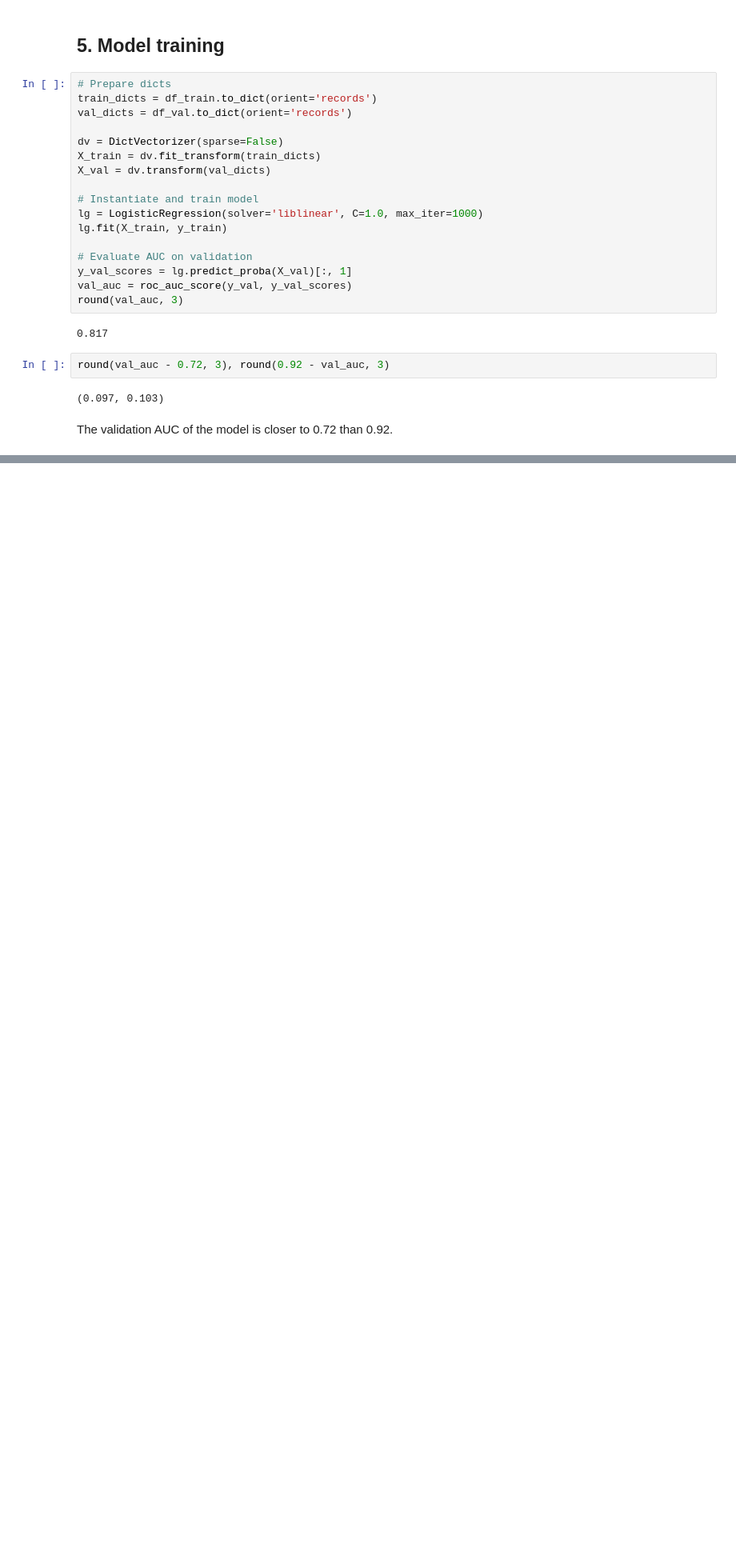
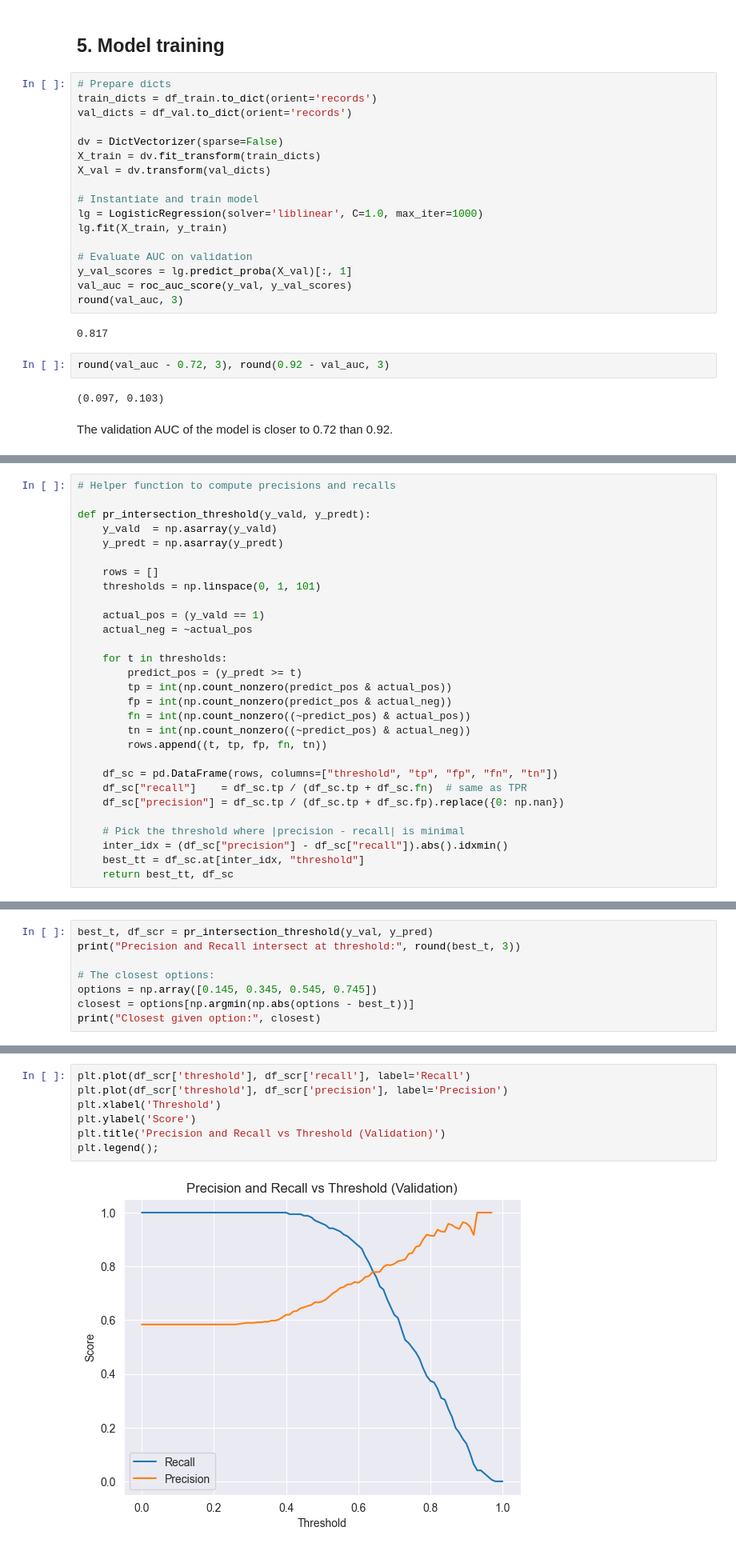
Before and after one commit to dakouri-kobri/machine-learning-zoomcamp, a Jupyter notebook: 04-classification-evaluation-metrics.ipynb, the cells around one changed output, grey strips where cells are left out. Shown: that part at 80% size. Drawn from its saved outputs; the diff is of its cells as text; blank space fills up the shorter version.

Commit message:
Compute and plot precision and recall for different thresholds

```diff
--- a/04-classification-evaluation-metrics.ipynb
+++ b/04-classification-evaluation-metrics.ipynb
@@ -236,0 +246,29 @@ The validation AUC of the model is closer to 0.72 than 0.92.
+# %%
+# Helper function to compute precisions and recalls
+
+def pr_intersection_threshold(y_vald, y_predt):
+    y_vald  = np.asarray(y_vald)
+    y_predt = np.asarray(y_predt)
+
+    rows = []
+    thresholds = np.linspace(0, 1, 101)
+
+    actual_pos = (y_vald == 1)
+    actual_neg = ~actual_pos
+
+    for t in thresholds:
+        predict_pos = (y_predt >= t)
+        tp = int(np.count_nonzero(predict_pos & actual_pos))
+        fp = int(np.count_nonzero(predict_pos & actual_neg))
+        fn = int(np.count_nonzero((~predict_pos) & actual_pos))
+        tn = int(np.count_nonzero((~predict_pos) & actual_neg))
+        rows.append((t, tp, fp, fn, tn))
+
+    df_sc = pd.DataFrame(rows, columns=["threshold", "tp", "fp", "fn", "tn"])
+    df_sc["recall"]    = df_sc.tp / (df_sc.tp + df_sc.fn)  # same as TPR
+    df_sc["precision"] = df_sc.tp / (df_sc.tp + df_sc.fp).replace({0: np.nan})
+
+    # Pick the threshold where |precision - recall| is minimal
+    inter_idx = (df_sc["precision"] - df_sc["recall"]).abs().idxmin()
+    best_tt = df_sc.at[inter_idx, "threshold"]
+    return best_tt, df_sc
@@ -236,0 +277,8 @@ The validation AUC of the model is closer to 0.72 than 0.92.
+# %%
+best_t, df_scr = pr_intersection_threshold(y_val, y_pred)
+print("Precision and Recall intersect at threshold:", round(best_t, 3))
+
+# The closest options:
+options = np.array([0.145, 0.345, 0.545, 0.745])
+closest = options[np.argmin(np.abs(options - best_t))]
+print("Closest given option:", closest)
@@ -236,0 +290,9 @@ The validation AUC of the model is closer to 0.72 than 0.92.
+# %%
+plt.plot(df_scr['threshold'], df_scr['recall'], label='Recall')
+plt.plot(df_scr['threshold'], df_scr['precision'], label='Precision')
+plt.xlabel('Threshold')
+plt.ylabel('Score')
+plt.title('Precision and Recall vs Threshold (Validation)')
+plt.legend();
+# %% [output]
+[figure, added]
```
Also changed, not shown: parts of 8 cells of this notebook.
